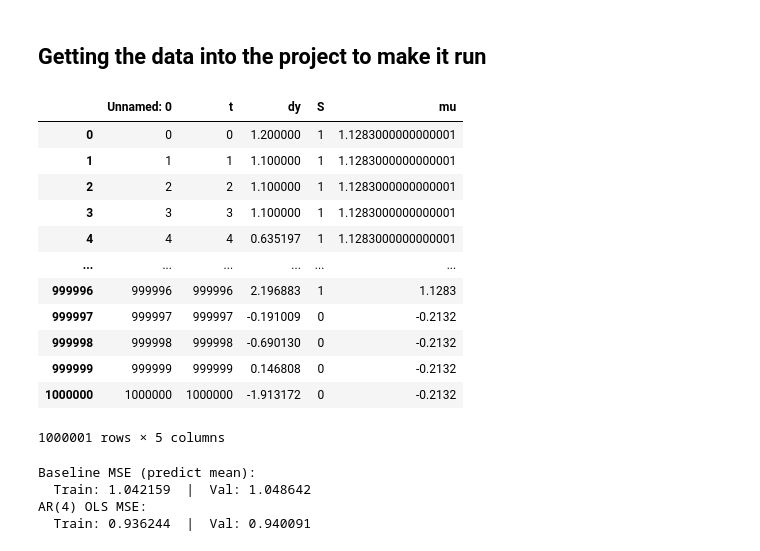
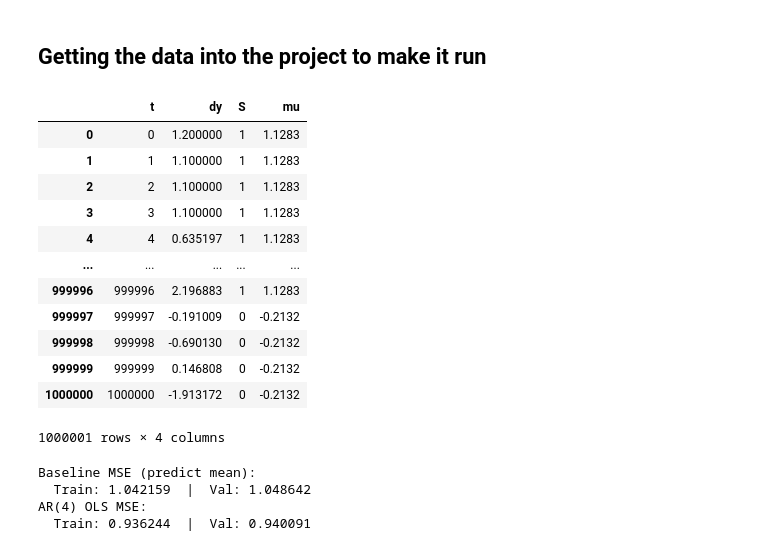
Before and after one commit to Nikhilesh-B/Research-Time-Series, a Jupyter notebook: Experiments for time series/testingRNN.ipynb, the cells around one changed output. Saved outputs shown, nothing was run; the diff lists cells and outputs as text; code cells hidden in the pictures.

```diff
--- a/Experiments for time series/testingRNN.ipynb
+++ b/Experiments for time series/testingRNN.ipynb
@@ -30,22 +30,22 @@ device = torch.device("mps" if torch.mps.is_available() else "cpu")
 # %% [markdown]
 ## Getting the data into the project to make it run
 # %%
-training_data = pd.read_csv('./gnp_data_created_cpp.csv')
+training_data = pd.read_csv('./gnp_data_created.csv')
 training_data
 # %% [output]
-|  | Unnamed: 0 | t | dy | S | mu |
-| 0 | 0 | 0 | 1.200000 | 1 | 1.1283000000000001 |
-| 1 | 1 | 1 | 1.100000 | 1 | 1.1283000000000001 |
-| 2 | 2 | 2 | 1.100000 | 1 | 1.1283000000000001 |
-| 3 | 3 | 3 | 1.100000 | 1 | 1.1283000000000001 |
-| 4 | 4 | 4 | 0.635197 | 1 | 1.1283000000000001 |
-| ... | ... | ... | ... | ... | ... |
-| 999996 | 999996 | 999996 | 2.196883 | 1 | 1.1283 |
-| 999997 | 999997 | 999997 | -0.191009 | 0 | -0.2132 |
-| 999998 | 999998 | 999998 | -0.690130 | 0 | -0.2132 |
-| 999999 | 999999 | 999999 | 0.146808 | 0 | -0.2132 |
-| 1000000 | 1000000 | 1000000 | -1.913172 | 0 | -0.2132 |
+|  | t | dy | S | mu |
+| 0 | 0 | 1.200000 | 1 | 1.1283 |
+| 1 | 1 | 1.100000 | 1 | 1.1283 |
+| 2 | 2 | 1.100000 | 1 | 1.1283 |
+| 3 | 3 | 1.100000 | 1 | 1.1283 |
+| 4 | 4 | 0.635197 | 1 | 1.1283 |
+| ... | ... | ... | ... | ... |
+| 999996 | 999996 | 2.196883 | 1 | 1.1283 |
+| 999997 | 999997 | -0.191009 | 0 | -0.2132 |
+| 999998 | 999998 | -0.690130 | 0 | -0.2132 |
+| 999999 | 999999 | 0.146808 | 0 | -0.2132 |
+| 1000000 | 1000000 | -1.913172 | 0 | -0.2132 |
-1000001 rows × 5 columns
+1000001 rows × 4 columns
 # %%
 def create_dataloader(series, window_size):
     dy = series.values.astype(np.float32)
```
Also changed, not shown: parts of 1 cell of this notebook, 5 other files.
